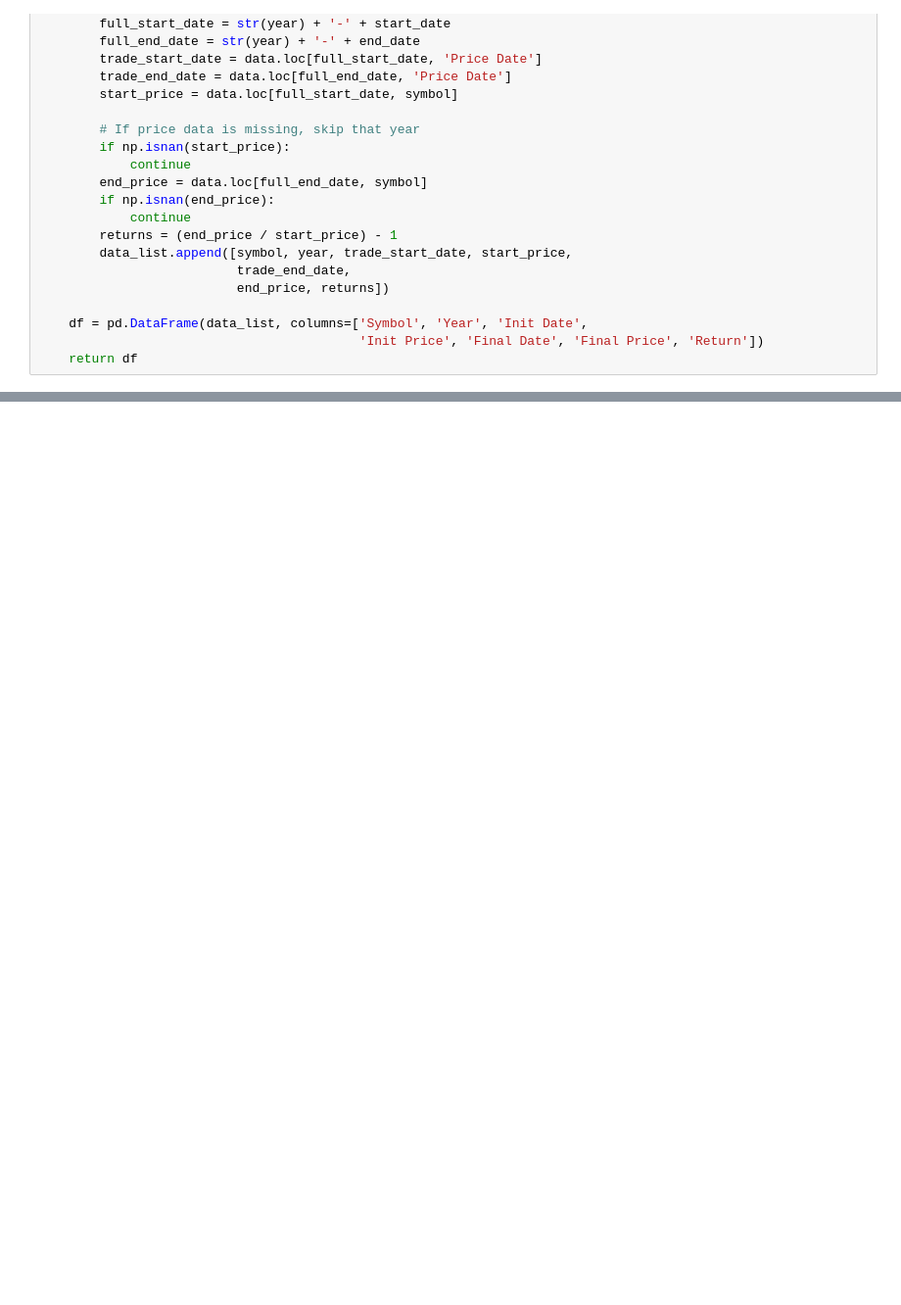
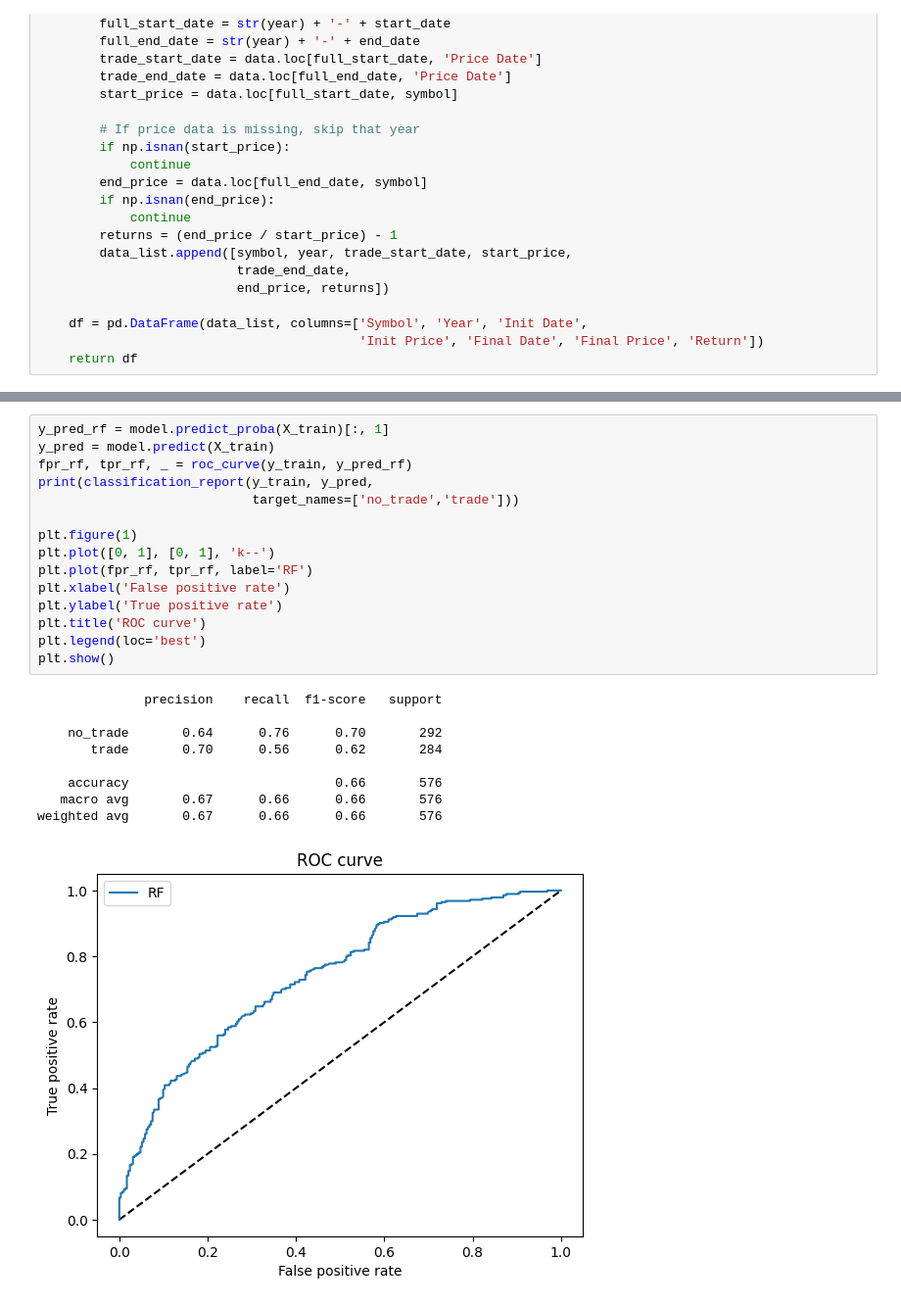
Before and after one commit to raywang202/technical-trading, a Jupyter notebook: Untitled.ipynb, the cells around one changed output, grey strips where cells are left out. Shown: that part at 98% size. Cells and saved outputs as stored; diff of their text form; blank space fills up the shorter version.

```diff
--- a/Untitled.ipynb
+++ b/Untitled.ipynb
@@ -231,0 +333,25 @@ Index(['A', 'AAL', 'AAPL', 'ABT', 'ACGL', 'ACN', 'ADBE', 'ADI', 'ADM', 'ADP',
+# %%
+y_pred_rf = model.predict_proba(X_train)[:, 1]
+y_pred = model.predict(X_train)
+fpr_rf, tpr_rf, _ = roc_curve(y_train, y_pred_rf)
+print(classification_report(y_train, y_pred,
+                            target_names=['no_trade','trade']))
+
+plt.figure(1)
+plt.plot([0, 1], [0, 1], 'k--')
+plt.plot(fpr_rf, tpr_rf, label='RF')
+plt.xlabel('False positive rate')
+plt.ylabel('True positive rate')
+plt.title('ROC curve')
+plt.legend(loc='best')
+plt.show()
+# %% [output]
+              precision    recall  f1-score   support
+
+    no_trade       0.64      0.76      0.70       292
+       trade       0.70      0.56      0.62       284
+
+    accuracy                           0.66       576
+   macro avg       0.67      0.66      0.66       576
+weighted avg       0.67      0.66      0.66       576
+[figure, added]
```
Also changed, not shown: parts of 27 cells of this notebook, 3 other files.
